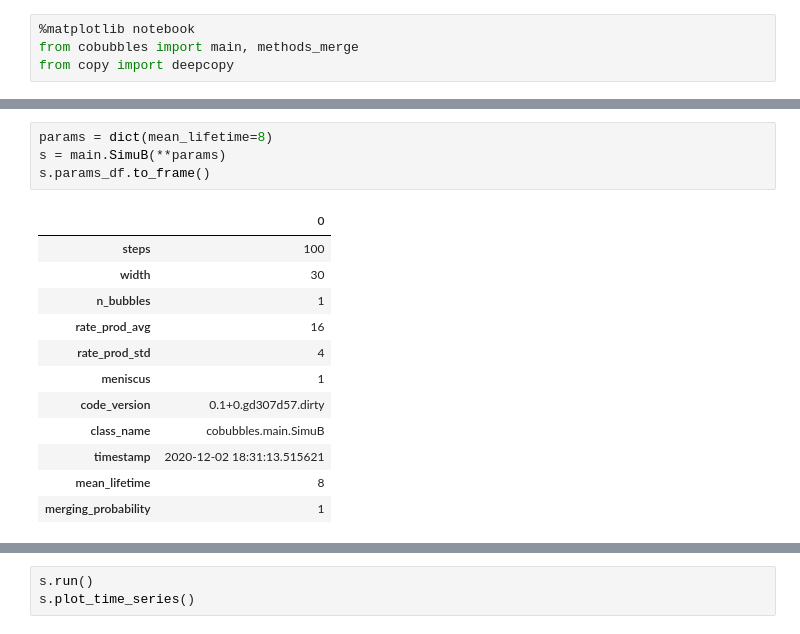
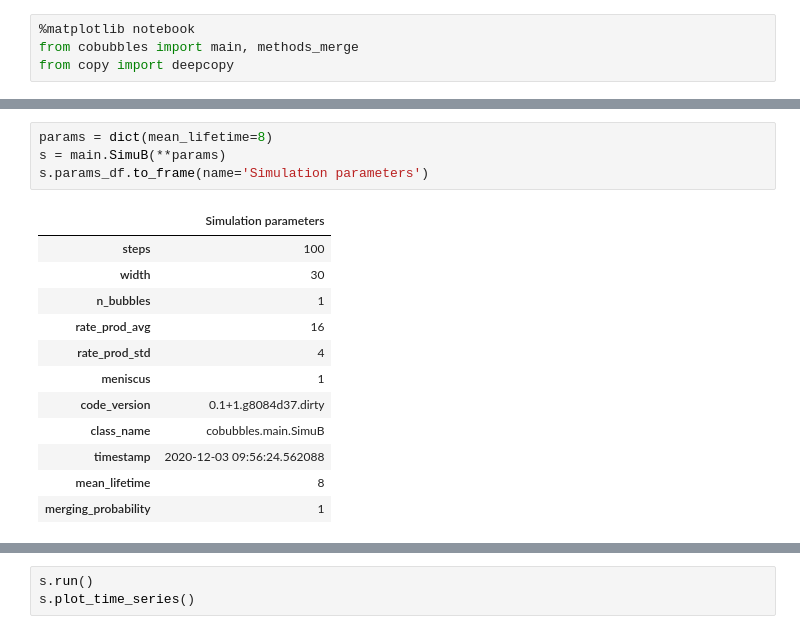
Before and after one commit to DeikeLab/collective-bubbles, a Jupyter notebook: examples/minimal_example-SimuB.ipynb, the cells around one changed output, grey strips where cells are left out. Saved outputs shown, nothing was run; the diff lists cells and outputs as text.

```diff
--- a/examples/minimal_example-SimuB.ipynb
+++ b/examples/minimal_example-SimuB.ipynb
@@ -5,17 +12,17 @@ from copy import deepcopy
 # %%
 params = dict(mean_lifetime=8)
 s = main.SimuB(**params)
-s.params_df.to_frame()
+s.params_df.to_frame(name='Simulation parameters')
 # %% [output]
-|  | 0 |
+|  | Simulation parameters |
 | steps | 100 |
 | width | 30 |
 | n_bubbles | 1 |
 | rate_prod_avg | 16 |
 | rate_prod_std | 4 |
 | meniscus | 1 |
-| code_version | 0.1+0.gd307d57.dirty |
+| code_version | 0.1+1.g8084d37.dirty |
 | class_name | cobubbles.main.SimuB |
-| timestamp | 2020-12-02 18:31:13.515621 |
+| timestamp | 2020-12-03 09:56:24.562088 |
 | mean_lifetime | 8 |
 | merging_probability | 1 |
```
Also changed, not shown: parts of 6 cells of this notebook, 1 other file.
